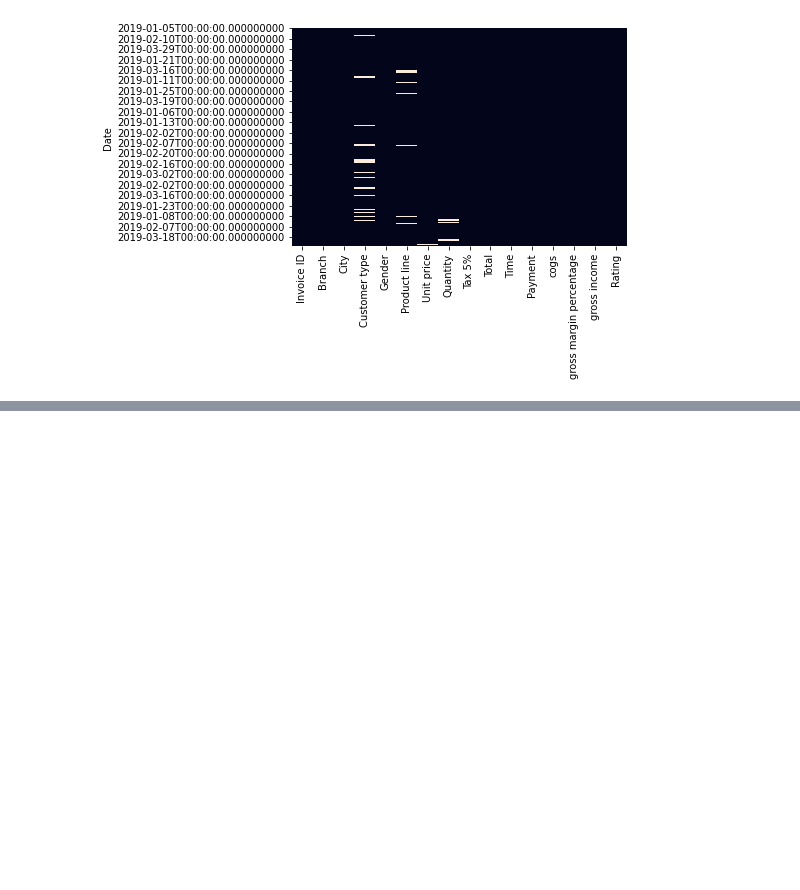
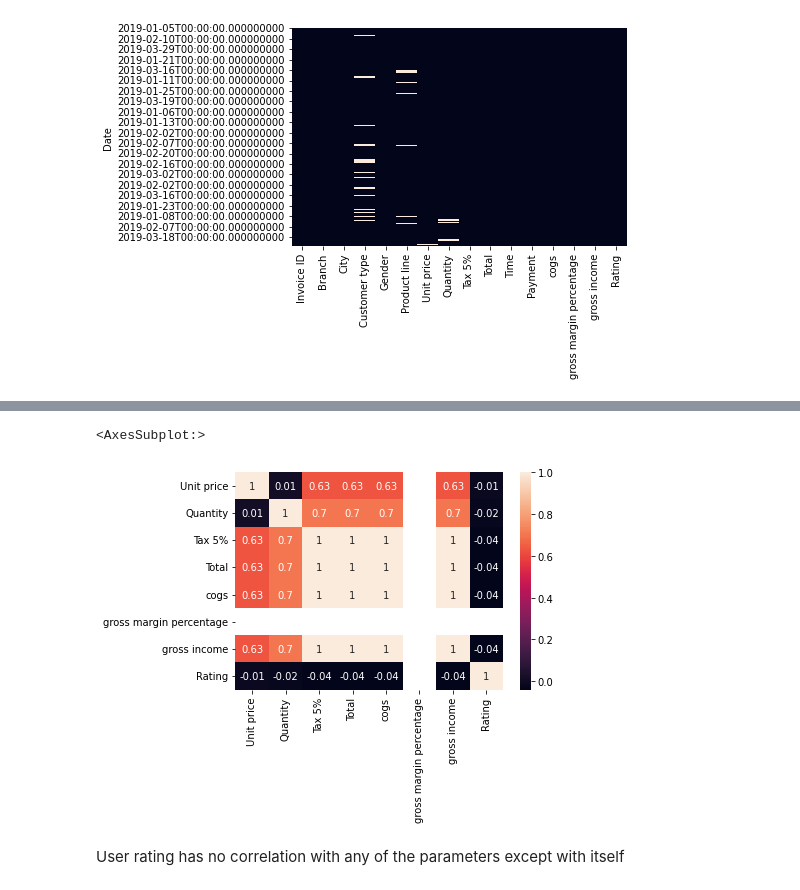
Before and after one commit to abhinavmehra4/EDA-Project-1, a Jupyter notebook: Project.ipynb, the cells around one changed output, grey strips where cells are left out. Drawn from its saved outputs; the diff is of its cells as text; code cells hidden in the pictures; blank space fills up the shorter version.

```diff
--- a/Project.ipynb
+++ b/Project.ipynb
@@ -478,0 +586,7 @@ sns.heatmap(df.isnull(),cbar=False)
+# %%
+sns.heatmap(round(df.corr(),2),annot=True)
+# %% [output]
+<AxesSubplot:>
+[figure, added]
+# %% [markdown]
+User rating has no correlation with any of the parameters except with itself
```
Also changed, not shown: parts of 13 cells of this notebook, 1 other file.
